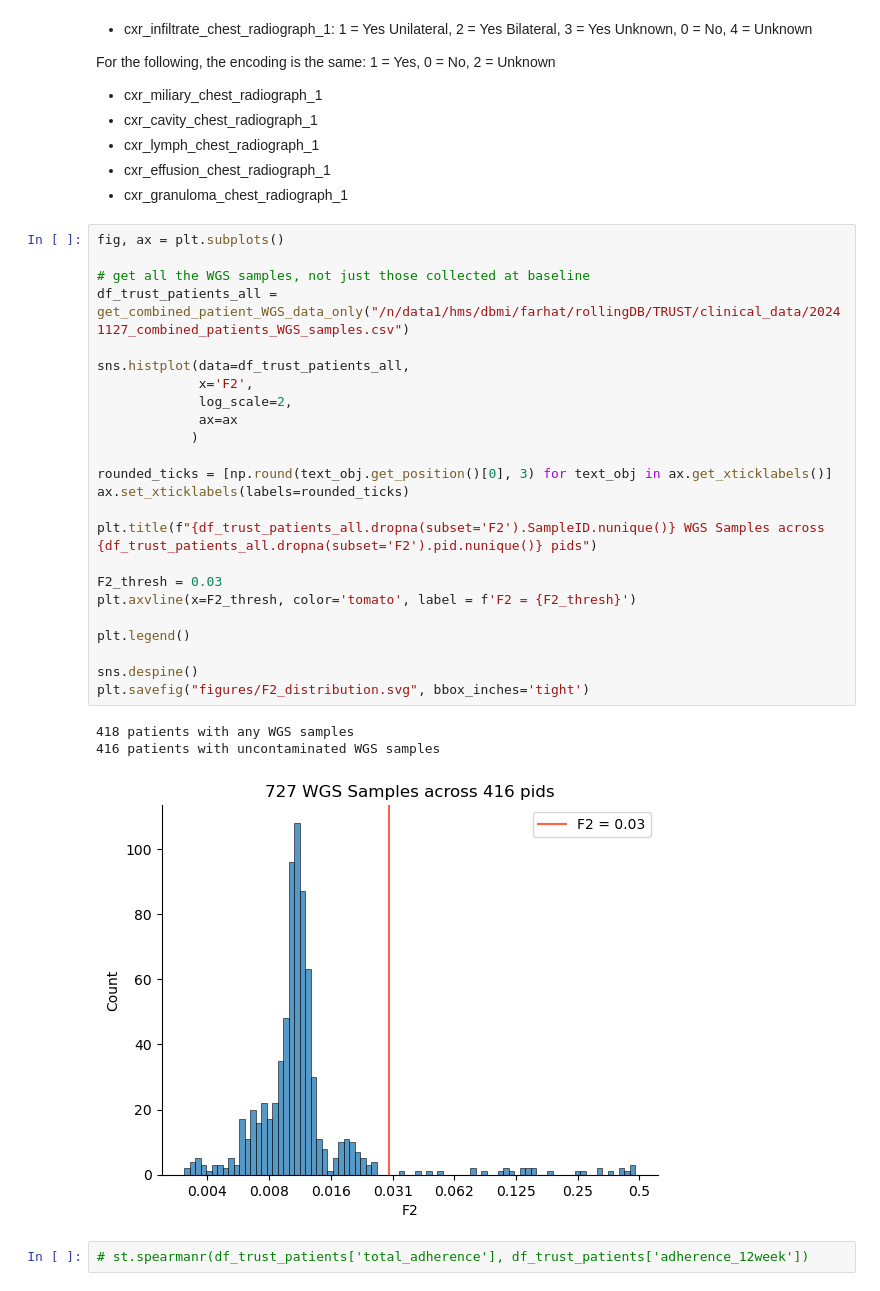
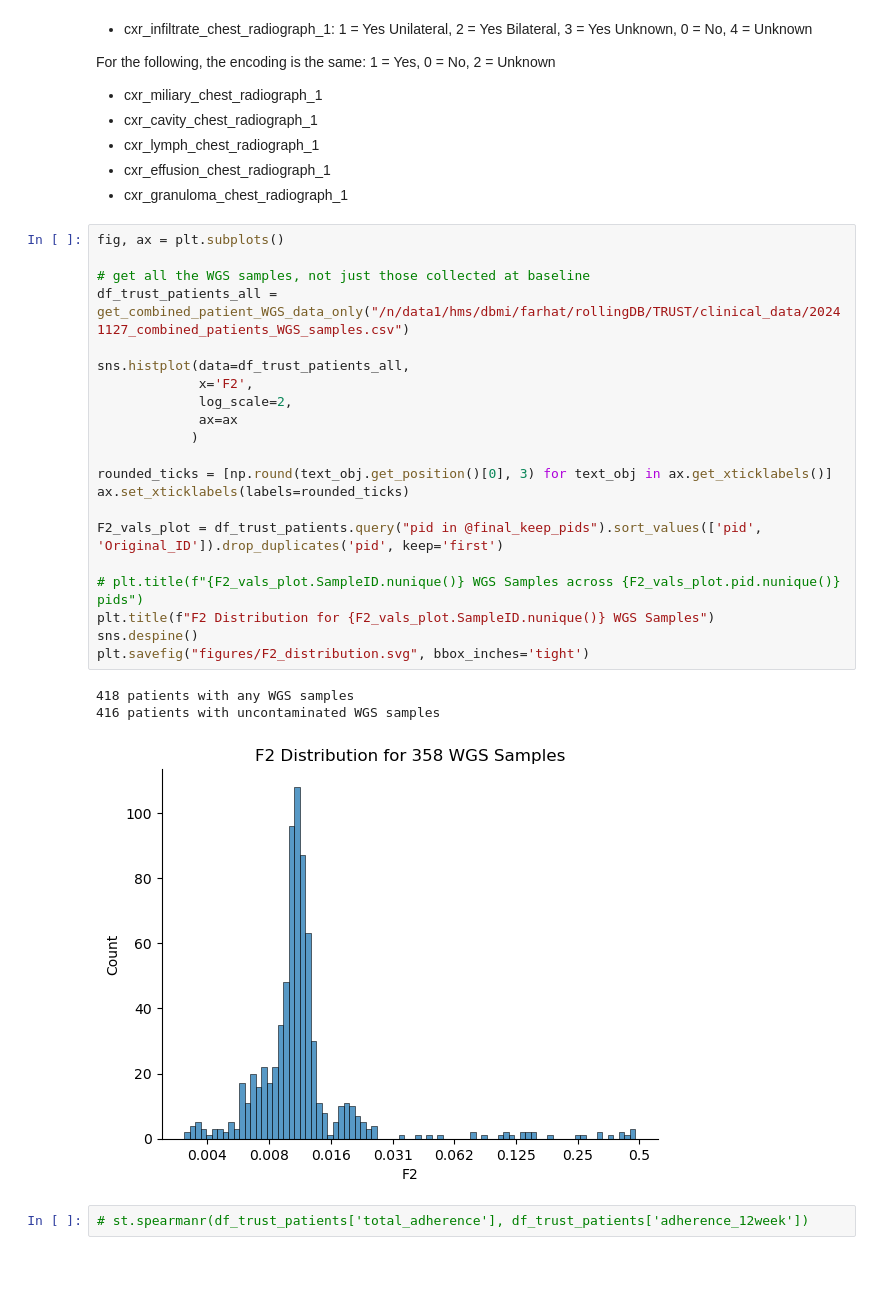
Before and after one commit to sanju99/MtbQuantCNN, a Jupyter notebook: analysis/TRUST/TCC.ipynb, the cells around one changed output. Drawn from its saved outputs; the diff is of its cells as text.

Commit message:
update TRUST heatmaps to 358 patients only

```diff
--- a/analysis/TRUST/TCC.ipynb
+++ b/analysis/TRUST/TCC.ipynb
@@ -368,31 +368,28 @@ For the following, the encoding is the same: 1 = Yes, 0 = No, 2 = Unknown
 # %%
 fig, ax = plt.subplots()
 
 # get all the WGS samples, not just those collected at baseline
 df_trust_patients_all = get_combined_patient_WGS_data_only("/n/data1/hms/dbmi/farhat/rollingDB/TRUST/clinical_data/20241127_combined_patients_WGS_samples.csv")
 
 sns.histplot(data=df_trust_patients_all,
              x='F2',
              log_scale=2,
              ax=ax
             )
 
 rounded_ticks = [np.round(text_obj.get_position()[0], 3) for text_obj in ax.get_xticklabels()]
 ax.set_xticklabels(labels=rounded_ticks)
 
-plt.title(f"{df_trust_patients_all.dropna(subset='F2').SampleID.nunique()} WGS Samples across {df_trust_patients_all.dropna(subset='F2').pid.nunique()} pids")
+F2_vals_plot = df_trust_patients.query("pid in @final_keep_pids").sort_values(['pid', 'Original_ID']).drop_duplicates('pid', keep='first')
 
-F2_thresh = 0.03
-plt.axvline(x=F2_thresh, color='tomato', label = f'F2 = {F2_thresh}')
-
-plt.legend()
-
+# plt.title(f"{F2_vals_plot.SampleID.nunique()} WGS Samples across {F2_vals_plot.pid.nunique()} pids")
+plt.title(f"F2 Distribution for {F2_vals_plot.SampleID.nunique()} WGS Samples")
 sns.despine()
 plt.savefig("figures/F2_distribution.svg", bbox_inches='tight')
 # %% [output]
 418 patients with any WGS samples
 416 patients with uncontaminated WGS samples
-[figure, old version]
+[figure, new version]
 # %%
 # st.spearmanr(df_trust_patients['total_adherence'], df_trust_patients['adherence_12week'])
 # %%
```
Also changed, not shown: 7 other files.
